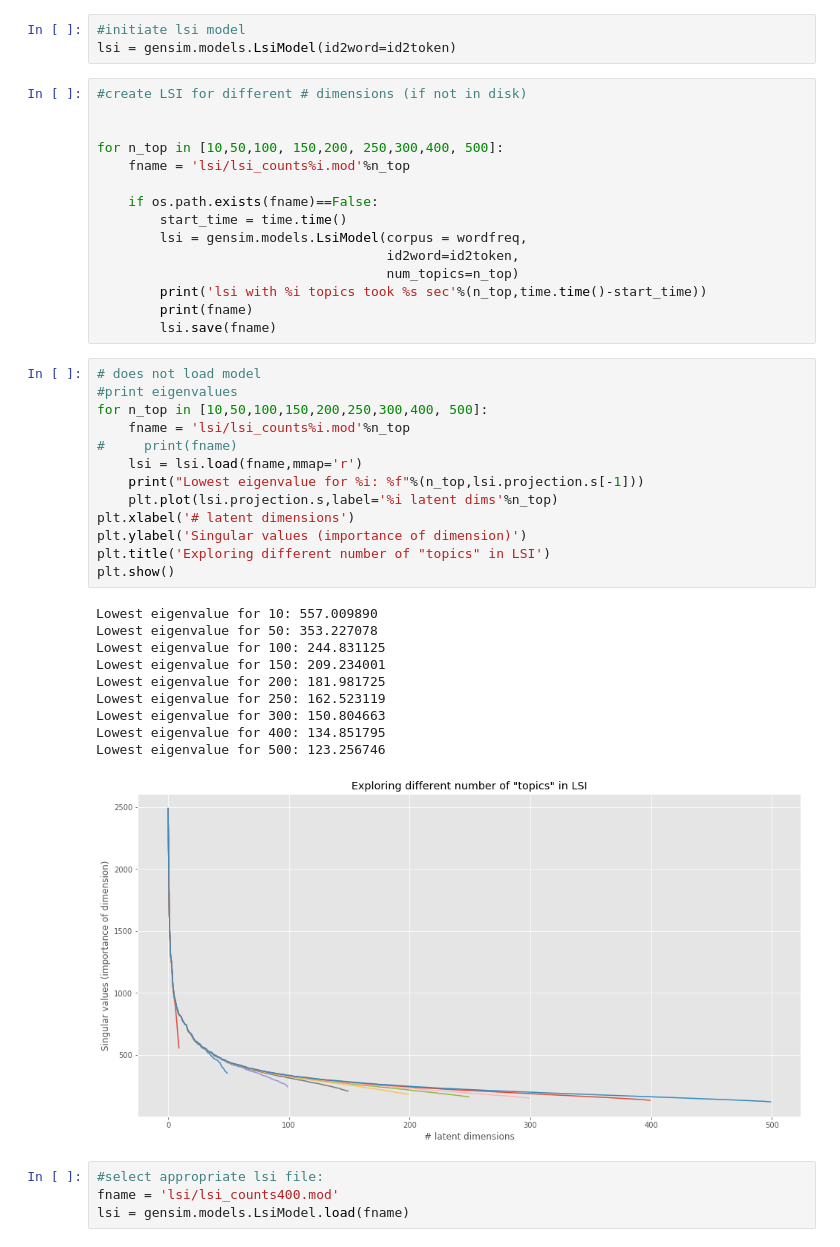
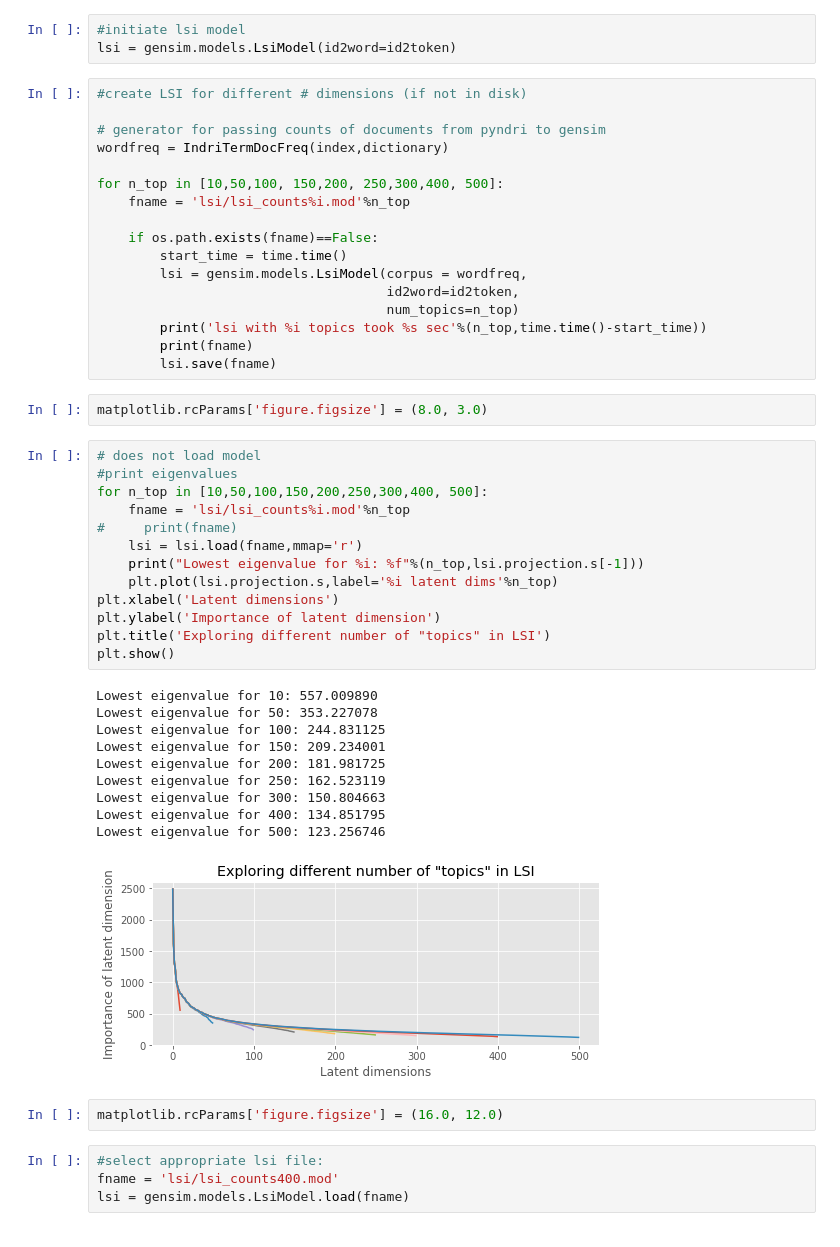
Before and after one commit to littlewine/search-struct-unstruct-data, a Jupyter notebook: assignment 1 Antonis.ipynb, the cells around one changed output. Cells and saved outputs as stored; diff of their text form.

```diff
--- a/assignment 1 Antonis.ipynb
+++ b/assignment 1 Antonis.ipynb
@@ -1100,6 +1144,8 @@ lsi = gensim.models.LsiModel(id2word=id2token)
 # %%
 #create LSI for different # dimensions (if not in disk)
 
+# generator for passing counts of documents from pyndri to gensim
+wordfreq = IndriTermDocFreq(index,dictionary)
 
 for n_top in [10,50,100, 150,200, 250,300,400, 500]:
     fname = 'lsi/lsi_counts%i.mod'%n_top
@@ -1112,30 +1158,34 @@ for n_top in [10,50,100, 150,200, 250,300,400, 500]:
         print('lsi with %i topics took %s sec'%(n_top,time.time()-start_time))
         print(fname)
         lsi.save(fname)
+# %%
+matplotlib.rcParams['figure.figsize'] = (8.0, 3.0)
 # %%
 # does not load model
 #print eigenvalues
 for n_top in [10,50,100,150,200,250,300,400, 500]:
     fname = 'lsi/lsi_counts%i.mod'%n_top
 #     print(fname)
     lsi = lsi.load(fname,mmap='r')
     print("Lowest eigenvalue for %i: %f"%(n_top,lsi.projection.s[-1]))
     plt.plot(lsi.projection.s,label='%i latent dims'%n_top)
-plt.xlabel('# latent dimensions')
-plt.ylabel('Singular values (importance of dimension)')
+plt.xlabel('Latent dimensions')
+plt.ylabel('Importance of latent dimension')
 plt.title('Exploring different number of "topics" in LSI')
 plt.show()
 # %% [output]
 Lowest eigenvalue for 10: 557.009890
 Lowest eigenvalue for 50: 353.227078
 Lowest eigenvalue for 100: 244.831125
 Lowest eigenvalue for 150: 209.234001
 Lowest eigenvalue for 200: 181.981725
 Lowest eigenvalue for 250: 162.523119
 Lowest eigenvalue for 300: 150.804663
 Lowest eigenvalue for 400: 134.851795
 Lowest eigenvalue for 500: 123.256746
-[figure, old version]
+[figure, new version]
+# %%
+matplotlib.rcParams['figure.figsize'] = (16.0, 12.0)
 # %%
 #select appropriate lsi file:
 fname = 'lsi/lsi_counts400.mod'
```
Also changed, not shown: parts of 41 cells of this notebook.
